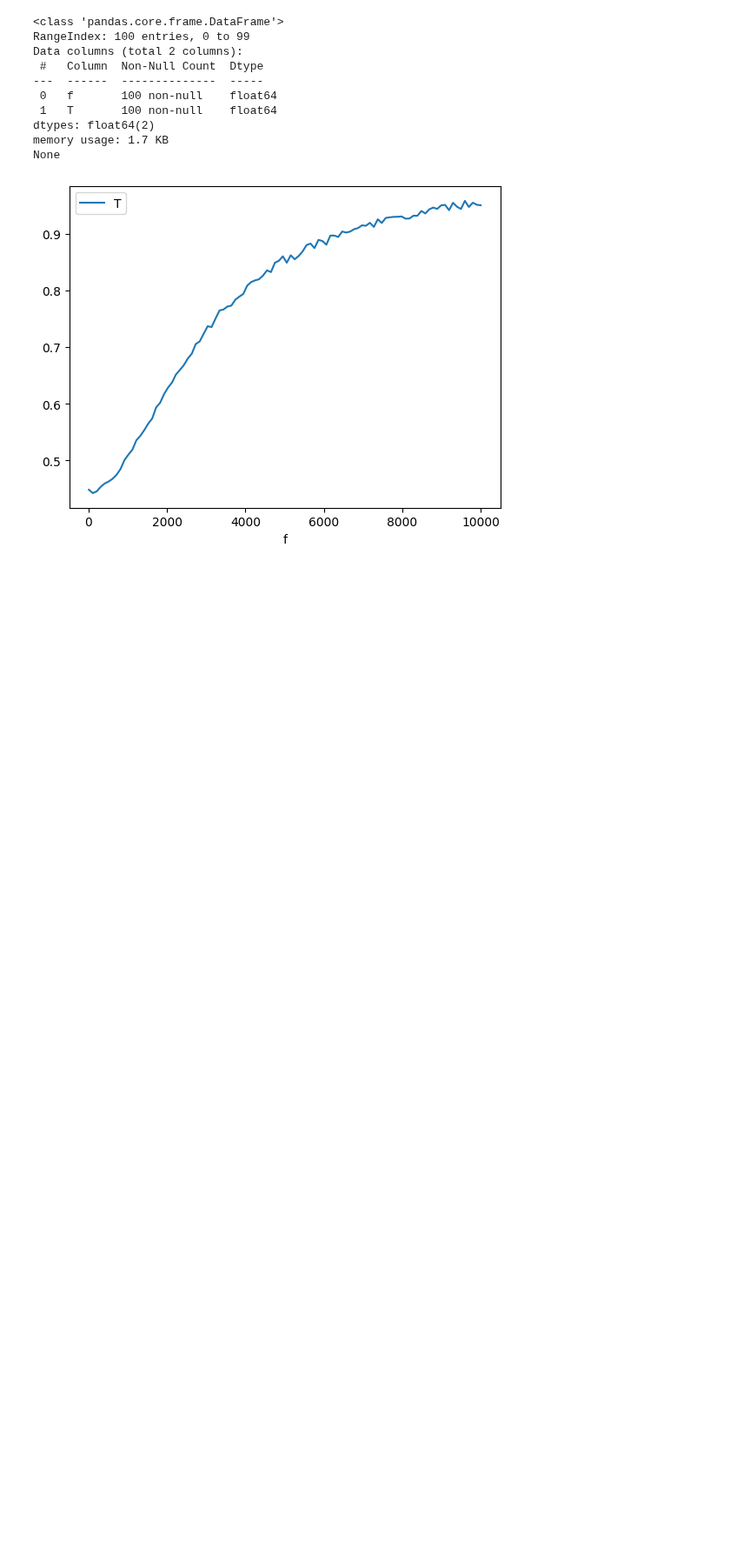
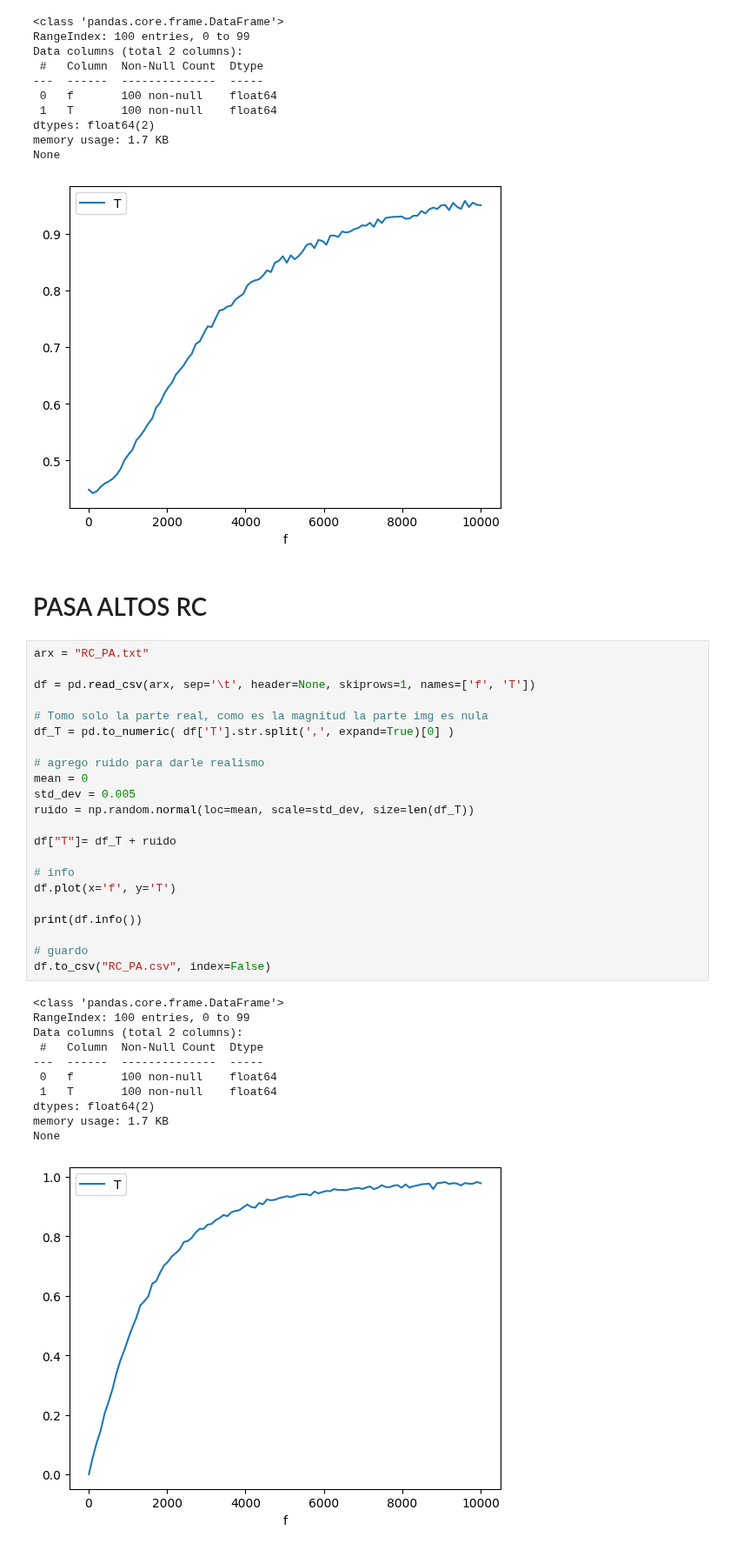
Before and after one commit to chacoma/LABO3_DF_UBA, a Jupyter notebook: Data_analisis/3.Analisis_filtros/datos/get_data.ipynb, the cells around one changed output. Shown at 87% size. Drawn from its saved outputs; the diff is of its cells as text; blank space fills up the shorter version.

```diff
--- a/Data_analisis/3.Analisis_filtros/datos/get_data.ipynb
+++ b/Data_analisis/3.Analisis_filtros/datos/get_data.ipynb
@@ -233,3 +233,39 @@ dtypes: float64(2)
 memory usage: 1.7 KB
 None
 [figure]
+# %% [markdown]
+# PASA ALTOS RC
+# %%
+arx = "RC_PA.txt"
+
+df = pd.read_csv(arx, sep='\t', header=None, skiprows=1, names=['f', 'T'])
+
+# Tomo solo la parte real, como es la magnitud la parte img es nula
+df_T = pd.to_numeric( df['T'].str.split(',', expand=True)[0] )
+
+# agrego ruido para darle realismo
+mean = 0
+std_dev = 0.005
+ruido = np.random.normal(loc=mean, scale=std_dev, size=len(df_T))
+
+df["T"]= df_T + ruido
+
+# info
+df.plot(x='f', y='T')
+
+print(df.info())
+
+# guardo
+df.to_csv("RC_PA.csv", index=False)
+# %% [output]
+<class 'pandas.core.frame.DataFrame'>
+RangeIndex: 100 entries, 0 to 99
+Data columns (total 2 columns):
+ #   Column  Non-Null Count  Dtype
+---  ------  --------------  -----
+ 0   f       100 non-null    float64
+ 1   T       100 non-null    float64
+dtypes: float64(2)
+memory usage: 1.7 KB
+None
+[figure, added]
```
Also changed, not shown: 3 other files.
